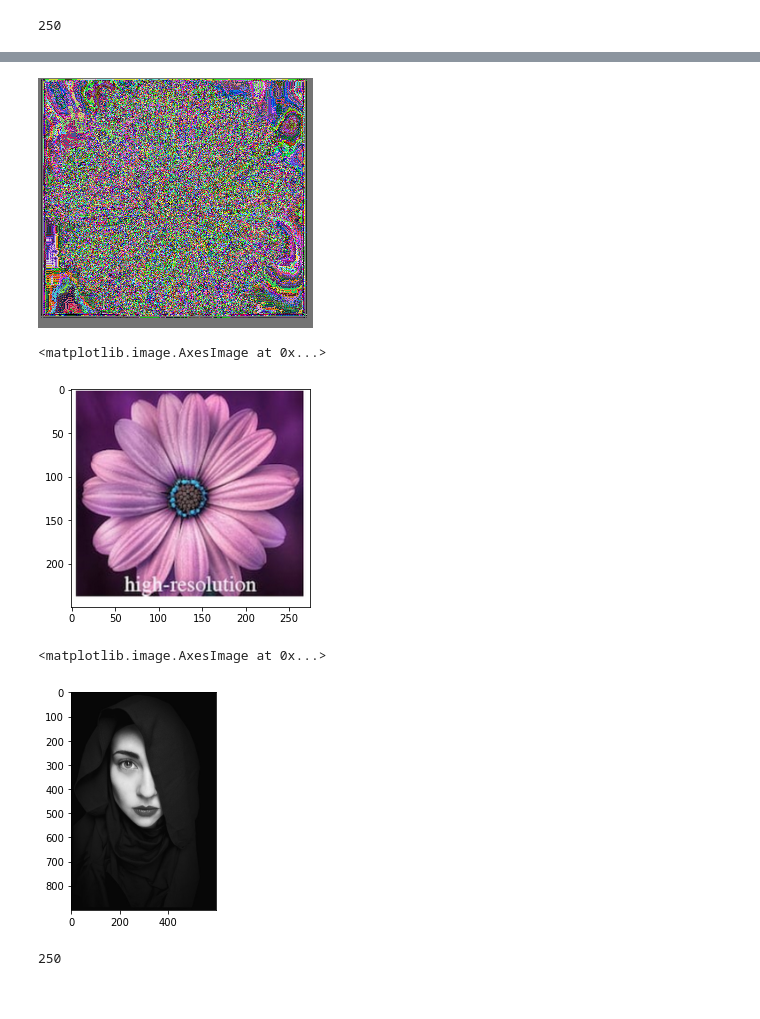
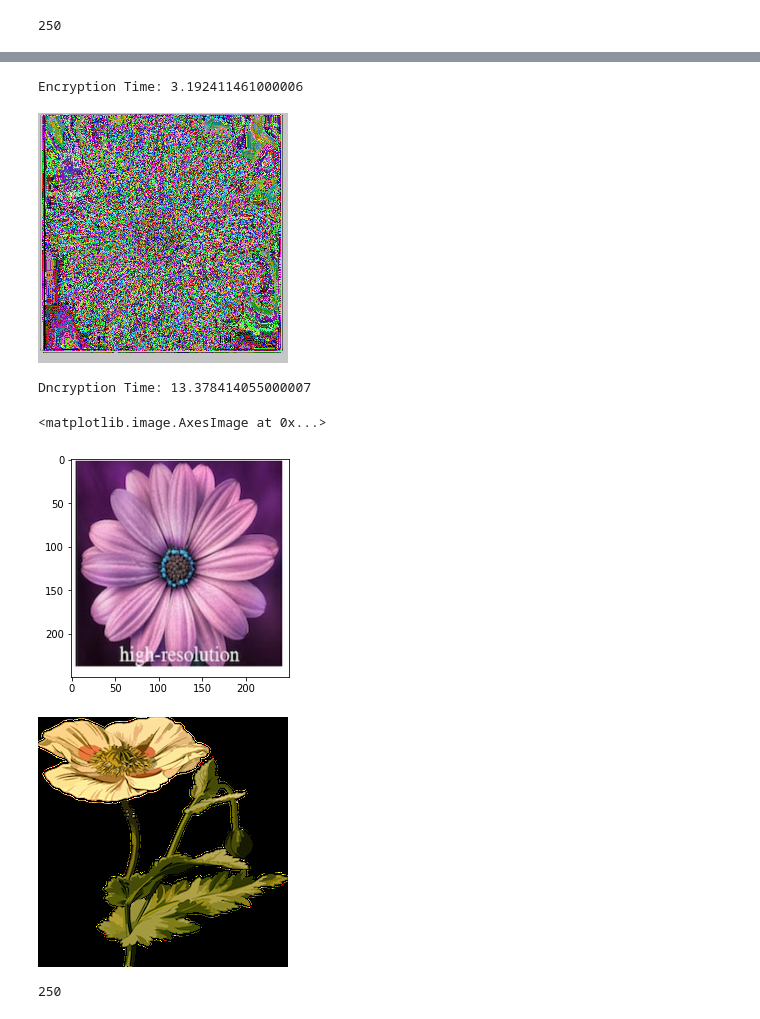
Before and after one commit to farahh001/CSc-486-ComplexityTheory-Final-Project, a Jupyter notebook: RSA_original.ipynb, the cells around one changed output, grey strips where cells are left out. Saved outputs shown, nothing was run; the diff lists cells and outputs as text; code cells hidden in the pictures.

Commit message:
time comparison for original rsa

```diff
--- a/RSA_original.ipynb
+++ b/RSA_original.ipynb
@@ -154,40 +155,44 @@ col
 # %%
+start = timer()
 for i in range(0,250):
-  for j in range(0,275):
+  for j in range(0,250):
     r,g,b=my_img[i,j]
     C1=power(r,E,N)
     C2=power(g,E,N)
     C3=power(b,E,N)
     enc[i][j]=[C1,C2,C3]
     C1=C1%256
     C2=C2%256
     C3=C3%256
     my_img[i,j]=[C1,C2,C3]
-
-
+end = timer()
+print("Encryption Time:", (end-start))
 cv2_imshow(my_img)
 # %% [output]
+Encryption Time: 3.192411461000006
-[figure, old version]
+[figure, new version]
 # %%
 #Step 6: Decryption
+start = timer()
 for i in range(0,250):
-  for j in range(0,275):
+  for j in range(0,250):
     r,g,b=enc[i][j]
     M1=power(r,D,N)
     M2=power(g,D,N)
     M3=power(b,D,N)
     my_img[i,j]=[M1,M2,M3]
-
+end = timer()
+print("Dnecryption Time: ", (end - start))
 #cv2_imshow(my_img)
 plt.imshow(my_img)
 # %% [output]
-<matplotlib.image.AxesImage at 0x...>
+Dncryption Time: 13.378414055000007
+<matplotlib.image.AxesImage at 0x...>
-[figure, old version]
+[figure, new version]
 # %%
-pretty_img = cv2.imread('pretty.png')
-#cv2_imshow(pretty_img)
-plt.imshow(pretty_img)
+flower_img = cv2.imread('flower.png')
+cv2_imshow(flower_img)
+#plt.imshow(flower_img)
 # %% [output]
-<matplotlib.image.AxesImage at 0x...>
-[figure, old version]
+[figure, new version]
 # %%
```
Also changed, not shown: parts of 28 cells of this notebook, 2 other files.
